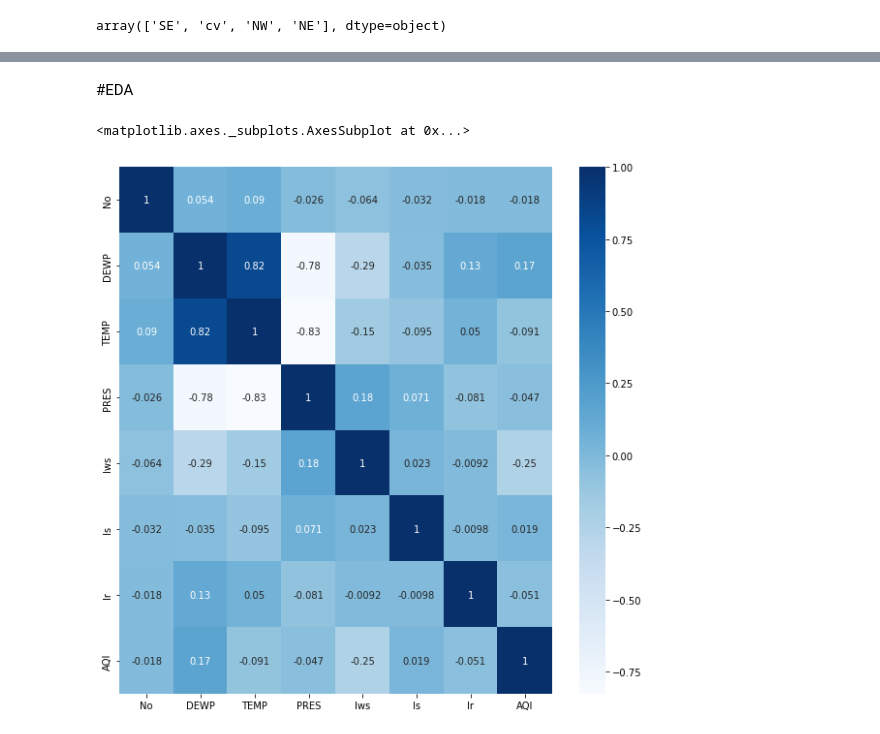
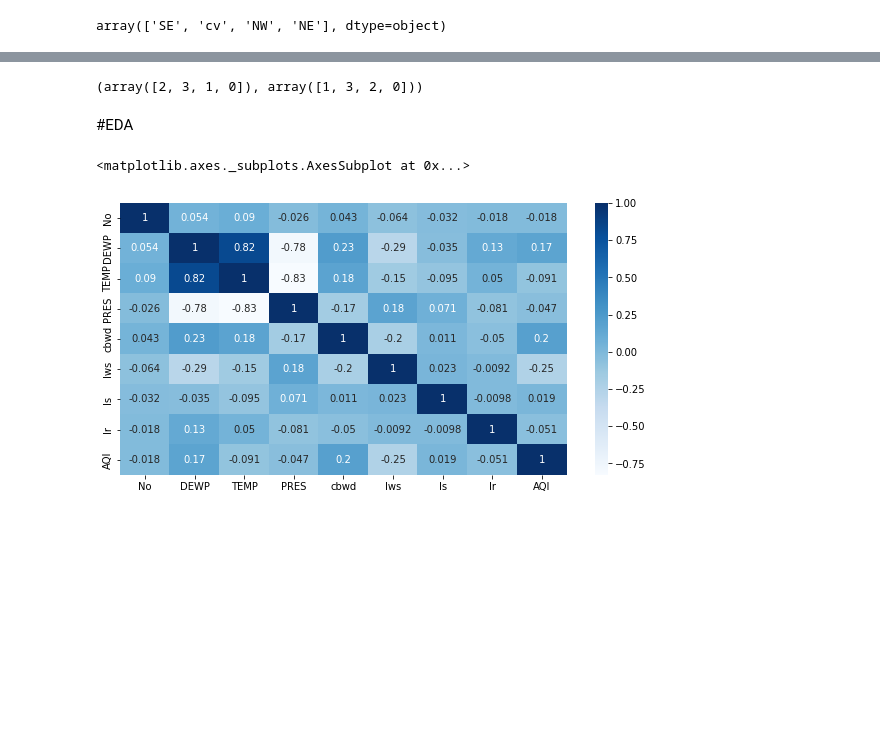
Before and after one commit to Sushila-Phogat/Teachnook-Assignments, a Jupyter notebook: Main_Project/Code/Air_Quality_Prediction.ipynb, the cells around one changed output, grey strips where cells are left out. Drawn from its saved outputs; the diff is of its cells as text; code cells hidden in the pictures; blank space fills up the shorter version.

```diff
--- a/Main_Project/Code/Air_Quality_Prediction.ipynb
+++ b/Main_Project/Code/Air_Quality_Prediction.ipynb
@@ -81,8 +128,16 @@ df_train.describe()
+# %%
+#Converting categorical value to numerical
+df_train[['cbwd']] = df_train[['cbwd']].apply(LabelEncoder().fit_transform)
+df_test[['cbwd']] = df_test[['cbwd']].apply(LabelEncoder().fit_transform)
+# %%
+df_train['cbwd'].unique(),df_test['cbwd'].unique()
+# %% [output]
+(array([2, 3, 1, 0]), array([1, 3, 2, 0]))
 # %% [markdown]
 #EDA
 # %%
-plt.figure(figsize=(10,10))
+plt.figure(figsize=(10,5))
 sns.heatmap(df_train.corr(),cbar=True,annot=True,cmap='Blues')
 # %% [output]
 <matplotlib.axes._subplots.AxesSubplot at 0x...>
-[figure, old version]
+[figure, new version]
```
Also changed, not shown: parts of 28 cells of this notebook.
